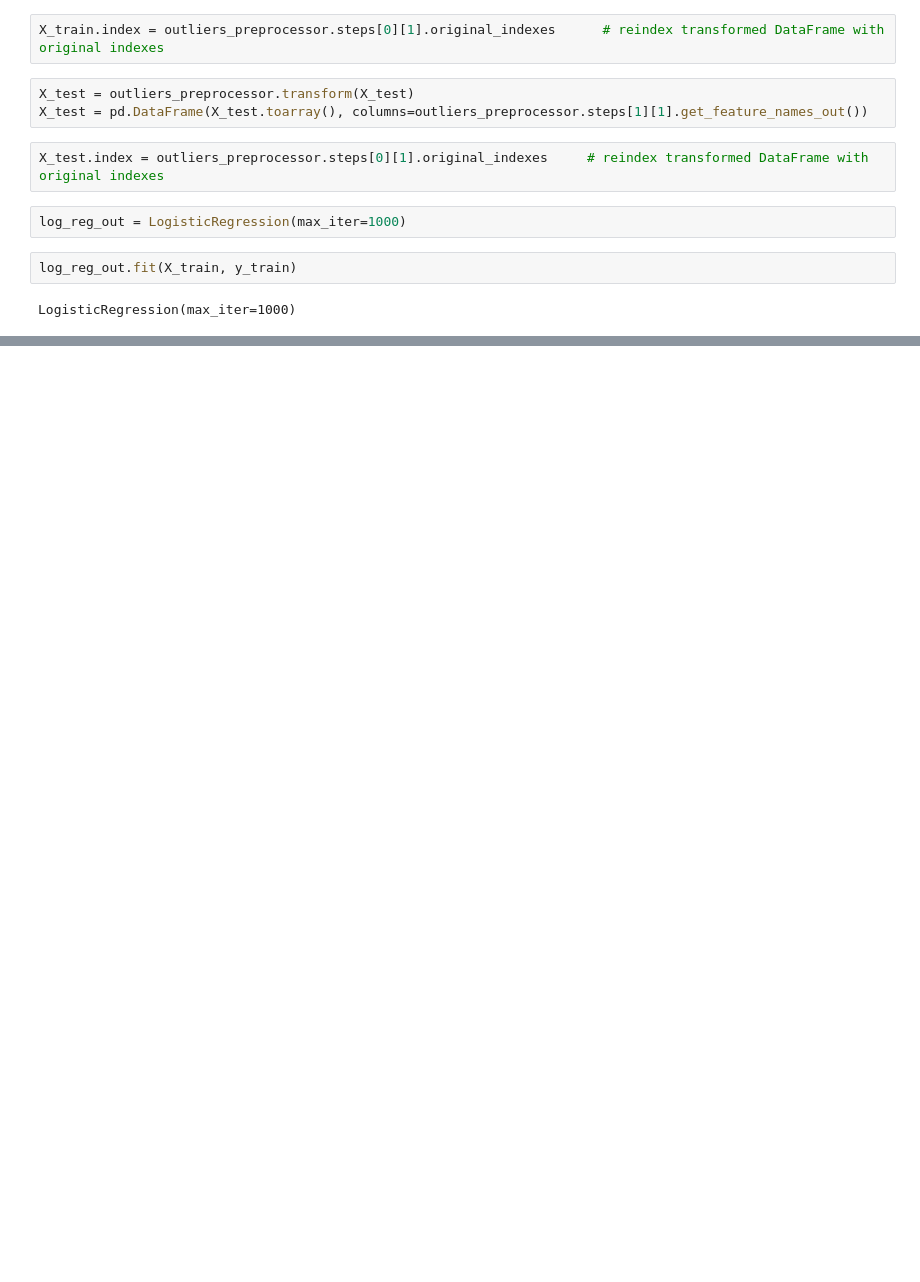
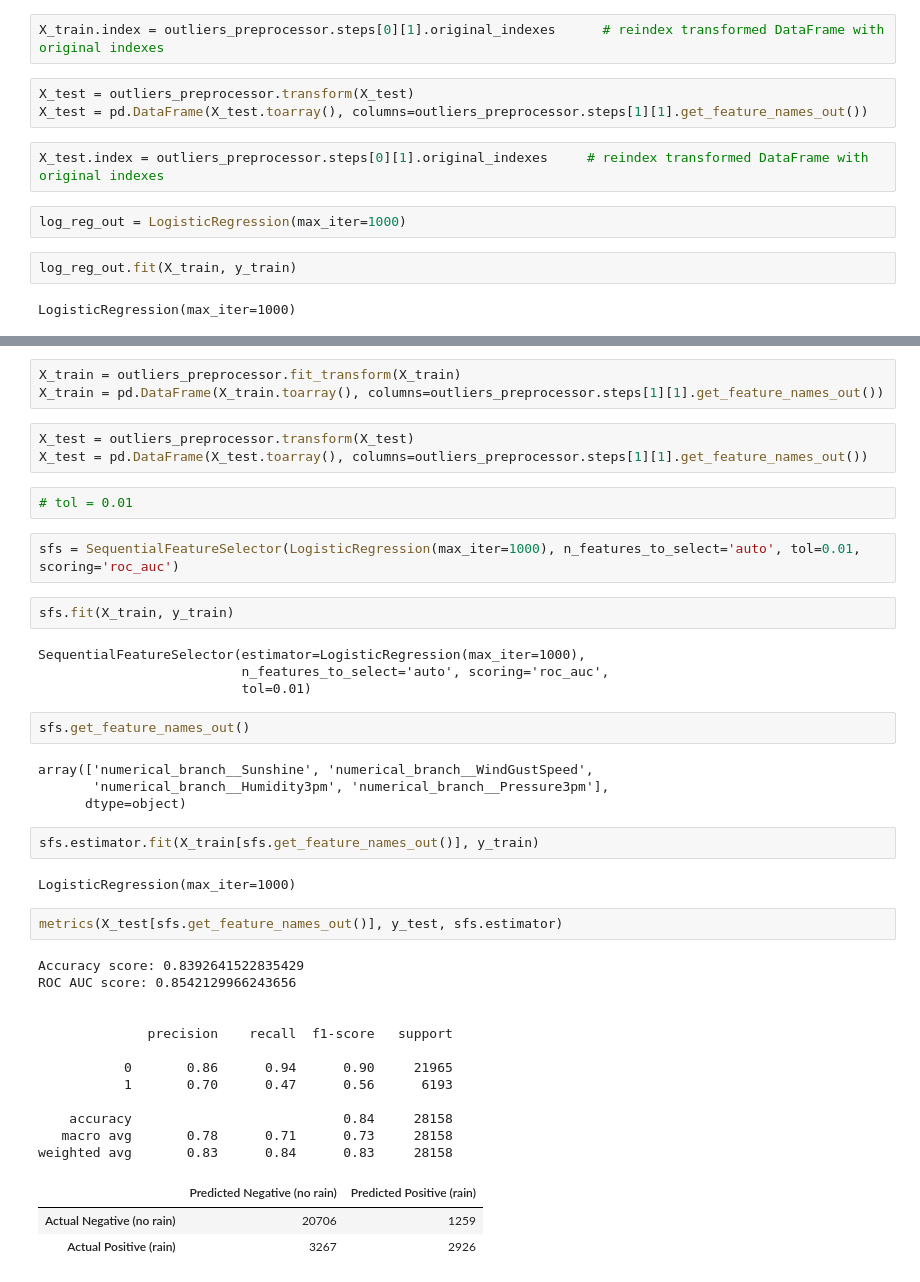
Before and after one commit to TomaszWasilewski/Predict-rain-in-Australia, a Jupyter notebook: rain_in_australia.ipynb, the cells around one changed output, grey strips where cells are left out. Drawn from its saved outputs; the diff is of its cells as text; blank space fills up the shorter version.

Commit message:
adding_sequential_feature_selector

```diff
--- a/rain_in_australia.ipynb
+++ b/rain_in_australia.ipynb
@@ -1230,0 +1273,44 @@ weighted avg       0.84      0.83      0.83    112629
+# %%
+X_train = outliers_preprocessor.fit_transform(X_train)
+X_train = pd.DataFrame(X_train.toarray(), columns=outliers_preprocessor.steps[1][1].get_feature_names_out())
+# %%
+X_test = outliers_preprocessor.transform(X_test)
+X_test = pd.DataFrame(X_test.toarray(), columns=outliers_preprocessor.steps[1][1].get_feature_names_out())
+# %%
+# tol = 0.01
+# %%
+sfs = SequentialFeatureSelector(LogisticRegression(max_iter=1000), n_features_to_select='auto', tol=0.01, scoring='roc_auc')
+# %%
+sfs.fit(X_train, y_train)
+# %% [output]
+SequentialFeatureSelector(estimator=LogisticRegression(max_iter=1000),
+                          n_features_to_select='auto', scoring='roc_auc',
+                          tol=0.01)
+# %%
+sfs.get_feature_names_out()
+# %% [output]
+array(['numerical_branch__Sunshine', 'numerical_branch__WindGustSpeed',
+       'numerical_branch__Humidity3pm', 'numerical_branch__Pressure3pm'],
+      dtype=object)
+# %%
+sfs.estimator.fit(X_train[sfs.get_feature_names_out()], y_train)
+# %% [output]
+LogisticRegression(max_iter=1000)
+# %%
+metrics(X_test[sfs.get_feature_names_out()], y_test, sfs.estimator)
+# %% [output]
+Accuracy score: 0.8392641522835429
+ROC AUC score: 0.8542129966243656
+
+
+              precision    recall  f1-score   support
+
+           0       0.86      0.94      0.90     21965
+           1       0.70      0.47      0.56      6193
+
+    accuracy                           0.84     28158
+   macro avg       0.78      0.71      0.73     28158
+weighted avg       0.83      0.84      0.83     28158
+|  | Predicted Negative (no rain) | Predicted Positive (rain) |
+| Actual Negative (no rain) | 20706 | 1259 |
+| Actual Positive (rain) | 3267 | 2926 |
```
Also changed, not shown: parts of 21 cells of this notebook.
